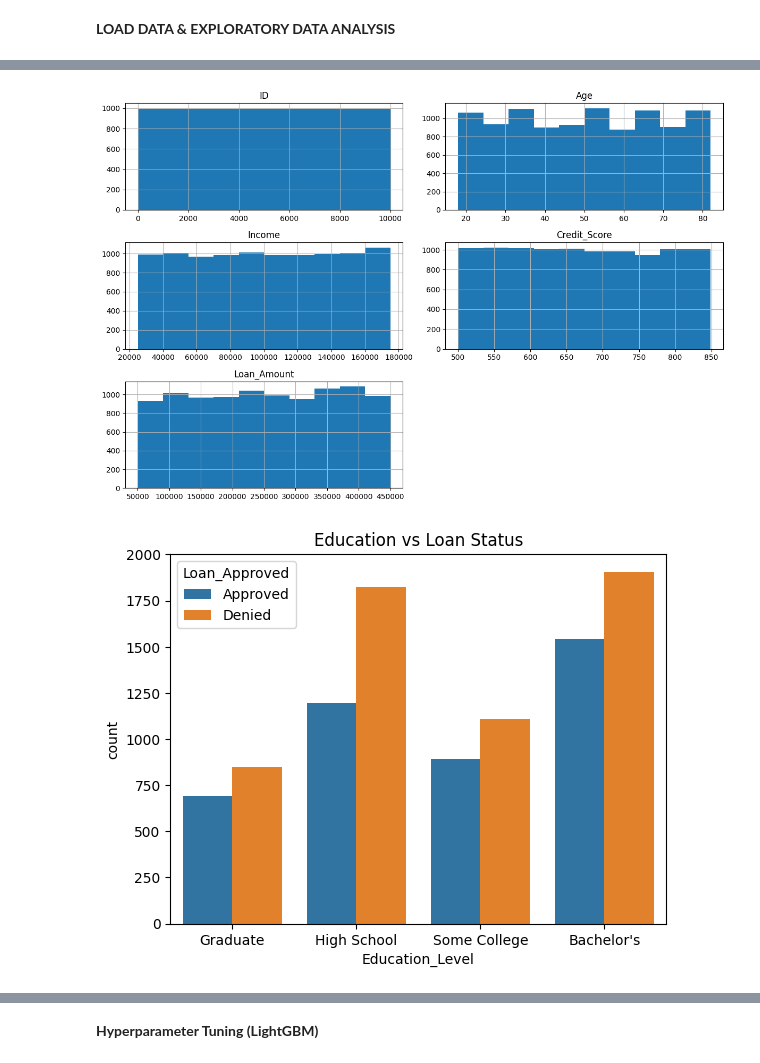
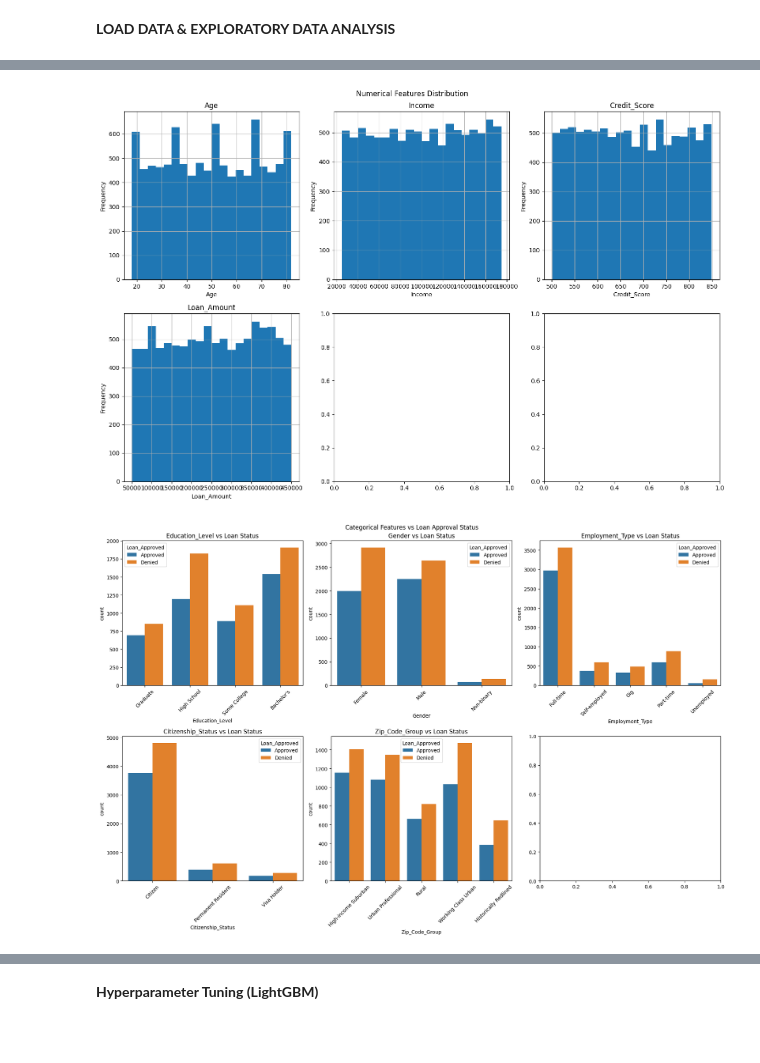
Before and after one commit to aa3281/sterbling-ai-bias-bounty, a Jupyter notebook: notebooks/Loans Approval_AI Bias Hackathon.ipynb, the cells around one changed output, grey strips where cells are left out. Drawn from its saved outputs; the diff is of its cells as text; code cells hidden in the pictures; blank space fills up the shorter version.

```diff
--- a/notebooks/Loans Approval_AI Bias Hackathon.ipynb
+++ b/notebooks/Loans Approval_AI Bias Hackathon.ipynb
@@ -74,9 +47,12 @@ warnings.filterwarnings('ignore')
 **LOAD DATA & EXPLORATORY DATA ANALYSIS**
 # %%
 # 📌 2. Load Data
-from google.colab import files
-uploaded = files.upload()
-
-df = pd.read_csv('loan_access_dataset.csv')
-df.head()
+try:
+    df = pd.read_csv(DATA_DIR / 'loan_access_dataset.csv')
+    print(f"Training data loaded successfully. Shape: {df.shape}")
+    df.head()
+except FileNotFoundError:
+    print("Error: loan_access_dataset.csv not found in data/raw/ directory")
+    print("Please place your training data file in the data/raw/ directory")
+    raise
 # %% [output]
@@ -91,38 +60,47 @@ Saving loan_access_dataset.csv to loan_access_dataset (3).csv
 # %%
-
 # 📌 3. Exploratory Data Analysis (EDA)
+print("Dataset Info:")
 print(df.info())
+print("\nDataset Description:")
 print(df.describe())
+print("\nMissing Values:")
 print(df.isnull().sum())
 
 # Target distribution
+plt.figure(figsize=(8, 6))
 sns.countplot(x='Loan_Approved', data=df)
 plt.title('Loan Approval Status Distribution')
+plt.savefig(FIGURES_DIR / 'target_distribution.png', dpi=300, bbox_inches='tight')
 plt.show()
 
 # Numerical feature distribution
-df.hist(bins=10, figsize=(12,8))
+fig, axes = plt.subplots(2, 3, figsize=(15, 10))
+fig.suptitle('Numerical Features Distribution')
+numerical_cols = ['Age', 'Income', 'Credit_Score', 'Loan_Amount']
+for i, col in enumerate(numerical_cols):
+    if i < len(axes.flat):
+        df[col].hist(bins=20, ax=axes.flat[i])
+        axes.flat[i].set_title(col)
+        axes.flat[i].set_xlabel(col)
+        axes.flat[i].set_ylabel('Frequency')
+
 plt.tight_layout()
+plt.savefig(FIGURES_DIR / 'numerical_distributions.png', dpi=300, bbox_inches='tight')
 plt.show()
 
-# Categorical feature relationships
-sns.countplot(x='Education_Level', hue='Loan_Approved', data=df)
-plt.title('Education vs Loan Status')
+# Categorical feature relationships with target
+categorical_features = ['Education_Level', 'Gender', 'Employment_Type', 'Citizenship_Status', 'Zip_Code_Group']
+
+fig, axes = plt.subplots(2, 3, figsize=(18, 12))
+fig.suptitle('Categorical Features vs Loan Approval Status')
+
+for i, feature in enumerate(categorical_features):
+    if i < len(axes.flat):
+        sns.countplot(x=feature, hue='Loan_Approved', data=df, ax=axes.flat[i])
+        axes.flat[i].set_title(f'{feature} vs Loan Status')
+        axes.flat[i].tick_params(axis='x', rotation=45)
+
+plt.tight_layout()
+plt.savefig(FIGURES_DIR / 'categorical_distributions.png', dpi=300, bbox_inches='tight')
 plt.show()
-
-sns.countplot(x='Gender', hue='Loan_Approved', data=df)
-plt.title('Gender vs Loan Status')
-plt.show()
-
-sns.countplot(x='Employment_Type', hue='Loan_Approved', data=df)
-plt.title('Employment_Type vs Loan Status')
-plt.show()
-
-sns.countplot(x='Citizenship_Status', hue='Loan_Approved', data=df)
-plt.title('Citizenship_Status vs Loan Status')
-plt.show()
-
-sns.countplot(x='Zip_Code_Group', hue='Loan_Approved', data=df)
-plt.title('Zip_Code_Group vs Loan Status')
-plt.show()
 # %% [output]
@@ -147,2 +125,2 @@ dtype: int64
-[figure, old version]
+[figure, new version]
-[figure, old version]
+[figure, new version]
```
Also changed, not shown: parts of 32 cells of this notebook, 8 other files.
